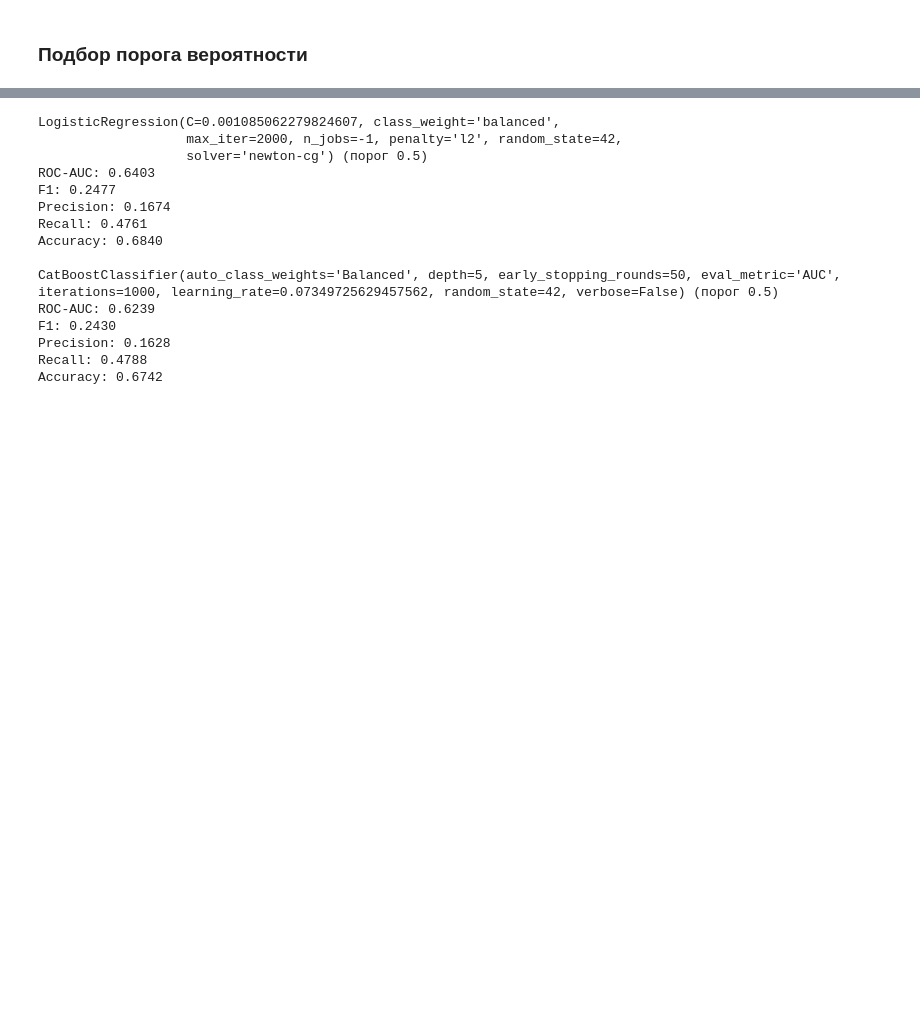
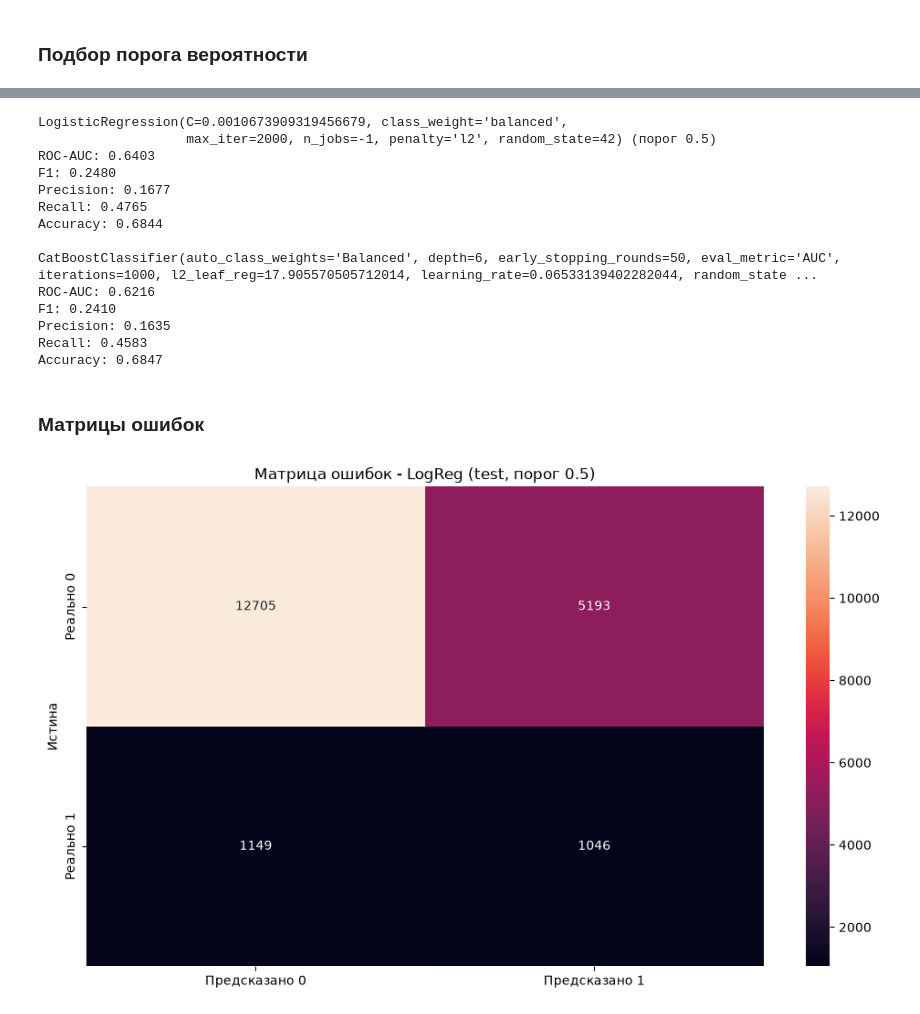
Before and after one commit to AlexanderSh11/diabetes-research, a Jupyter notebook: notebooks/model_training.ipynb, the cells around one changed output, grey strips where cells are left out. Saved outputs shown, nothing was run; the diff lists cells and outputs as text; code cells hidden in the pictures; blank space fills up the shorter version.

Commit message:
Анализ переобучения, итоговые результаты и выбор модели

```diff
--- a/notebooks/model_training.ipynb
+++ b/notebooks/model_training.ipynb
@@ -316,0 +464,3 @@ Accuracy: 0.7065
+# %%
+study = optuna.create_study(direction="maximize", study_name="catboost_optuna")
+study.optimize(objective_cb_overfit, n_trials=N_TRIALS)
@@ -316,0 +496,18 @@ Accuracy: 0.7065
+# %%
+best = study.best_params
+
+final_cb_2 = CatBoostClassifier(
+    iterations=ITERATIONS,
+    learning_rate=best["learning_rate"],
+    depth=best["depth"],
+    l2_leaf_reg=best["l2_leaf_reg"],
+    auto_class_weights=AUTO_CLASS_WEIGHTS,
+    eval_metric=EVAL_METRIC,
+    random_state=RANDOM_STATE,
+    verbose=False,
+    early_stopping_rounds=EARLY_STOPPING_ROUND,
+)
+final_cb_2.fit(X_train, y_train)
+
+probs_val = final_cb_2.predict_proba(X_val)[:, 1]
+print(f"ROC-AUC CatBoost на валидационной выборке после подбора гиперпараметров: {metrics.roc_auc_score(y_val, probs_val):.4f}")
@@ -317,3 +520,6 @@ Accuracy: 0.7065
+# %%
+with open("../models/final_cb_2.pkl", "wb") as f:
+    pickle.dump(final_cb_2, f)
 # %% [markdown]
 ## Выводы
 
@@ -354,22 +564,27 @@ Baseline-модель показала `ROC-AUC = 0.627`, `F1 = 0.248`,` Recall
 # %%
+with open("../models/final_lr.pkl", "rb") as f:
+    final_lr = pickle.load(f)
+
+with open("../models/final_cb_2.pkl", "rb") as f:
+    final_cb = pickle.load(f)
+
 lr_probs_test = final_lr.predict_proba(X_test)[:, 1]
 show_metrics(model=final_lr, threshold=0.5, true_val=y_test, probs_val=lr_probs_test)
 print()
 cb_probs_test = final_cb.predict_proba(X_test)[:, 1]
 show_metrics(model=final_cb, threshold=0.5, true_val=y_test, probs_val=cb_probs_test)
 # %% [output]
-LogisticRegression(C=0.001085062279824607, class_weight='balanced',
-                   max_iter=2000, n_jobs=-1, penalty='l2', random_state=42,
-                   solver='newton-cg') (порог 0.5)
+LogisticRegression(C=0.0010673909319456679, class_weight='balanced',
+                   max_iter=2000, n_jobs=-1, penalty='l2', random_state=42) (порог 0.5)
 ROC-AUC: 0.6403
-F1: 0.2477
-Precision: 0.1674
-Recall: 0.4761
-Accuracy: 0.6840
+F1: 0.2480
+Precision: 0.1677
+Recall: 0.4765
+Accuracy: 0.6844
 
-CatBoostClassifier(auto_class_weights='Balanced', depth=5, early_stopping_rounds=50, eval_metric='AUC', iterations=1000, learning_rate=0.07349725629457562, random_state=42, verbose=False) (порог 0.5)
-ROC-AUC: 0.6239
-F1: 0.2430
-Precision: 0.1628
-Recall: 0.4788
-Accuracy: 0.6742
+CatBoostClassifier(auto_class_weights='Balanced', depth=6, early_stopping_rounds=50, eval_metric='AUC', iterations=1000, l2_leaf_reg=17.905570505712014, learning_rate=0.06533139402282044, random_state ...
+ROC-AUC: 0.6216
+F1: 0.2410
+Precision: 0.1635
+Recall: 0.4583
+Accuracy: 0.6847
@@ -381,0 +591,8 @@ with open("../models/final_cb.pkl", "wb") as f:
+# %% [markdown]
+### Матрицы ошибок
+# %%
+threshold = 0.5
+
+show_confusion_matrix(model="LogReg", threshold=threshold, true_val=y_test, probs_val=lr_probs_test, df="test")
+# %% [output]
+[figure, added]
```
Also changed, not shown: parts of 26 cells of this notebook, 10 other files.
